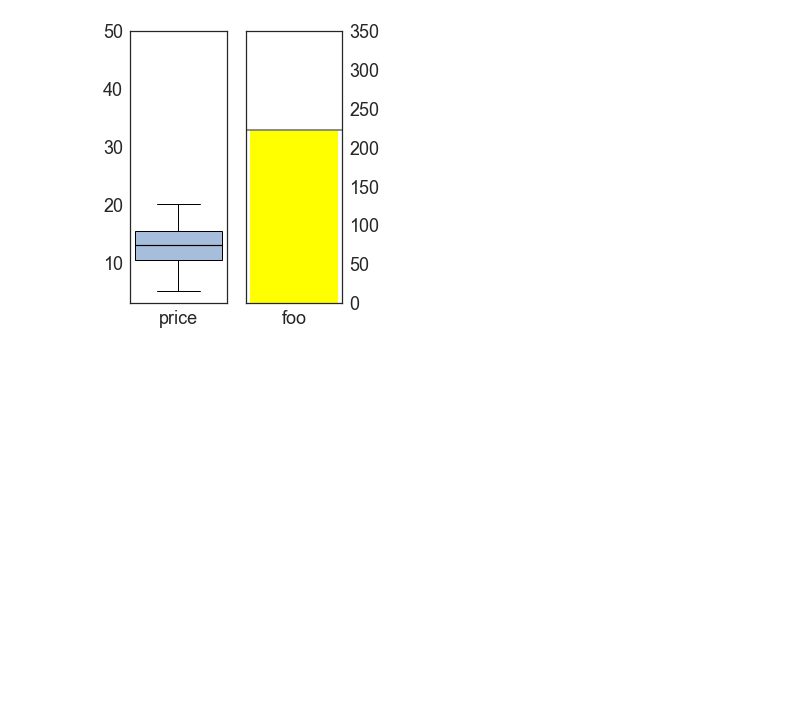
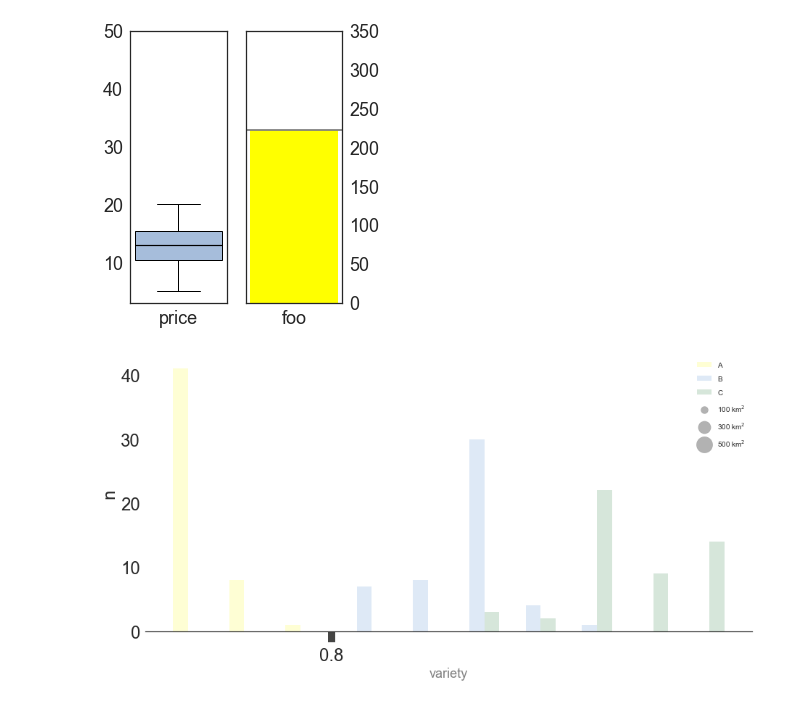
Before and after one commit to darrenzeng2012/animl, a Jupyter notebook: play.ipynb, the cells around one changed output. Saved outputs shown, nothing was run; the diff lists cells and outputs as text; code cells hidden in the pictures; blank space fills up the shorter version.

Commit message:
working on histos for classifier.

```diff
--- a/play.ipynb
+++ b/play.ipynb
@@ -144,0 +143,80 @@ plt.show()
+# %%
+from animl.trees import *
+
+precision = 1
+GREY = '#444443'
+
+iris = load_iris()
+data = pd.DataFrame(iris.data)
+data.columns = iris.feature_names
+
+clf = tree.DecisionTreeClassifier(max_depth=2, random_state=666)
+clf = clf.fit(data, iris.target)
+
+YELLOW = "#fefecd" # "#fbfbd0" # "#FBFEB0"
+BLUE = "#D9E6F5"
+GREEN = "#cfe2d4"
+DARKBLUE = '#313695'
+DARKGREEN = '#006400'
+LIGHTORANGE = '#fee090'
+LIGHTBLUE = '#a6bddb'
+GREY = '#444443'
+dark_colors = [DARKBLUE, DARKGREEN, '#a50026', '#fdae61', '#c51b7d', '#fee090']
+mycolors = [YELLOW,BLUE,GREEN]
+
+class_names=["setosa", "versicolor", "virginica"]
+shadow_tree = ShadowDecTree(clf, data,
+                            feature_names=iris.feature_names,
+                            class_names=class_names)
+
+node = shadow_tree.root
+
+fig, ax = plt.subplots(1, 1, figsize=(15,7))
+ax.set_xlabel(f"variety", fontsize=18, fontname="Arial",
+              color='grey')
+ax.spines['top'].set_visible(False)
+ax.spines['right'].set_visible(False)
+ax.spines['left'].set_visible(False)
+
+n_classes = 3
+class_names = ['A','B','C']
+
+X = iris.data
+y = iris.target
+X = X[:,node.feature()]
+X, y = X[node.samples()], y[node.samples()]
+
+X_hist = [X[y==cl] for cl in range(n_classes)]
+X_hist
+
+binwidth = 30
+hist,bins,barcontainers = ax.hist(X_hist,
+              color=mycolors,
+               #bins=np.arange(min(X), max(X) + binwidth , binwidth),
+               label=class_names,
+               linewidth=3,
+              alpha=.85)
+#ax.legend(prop={'size': 18})
+
+for area in [100, 300, 500]:
+    plt.scatter([], [], c='k', alpha=0.3, s=area,
+                label=str(area) + ' km$^2$')
+plt.legend(scatterpoints=1, labelspacing=1)
+
+for patch in barrects:
+    for rect in patch.patches:
+#         rect.linestyle='solid'
+        rect.set_linewidth(1.2)
+        rect.set_edgecolor(GREY)
+
+#    print(patch)
+#    patch.set(facecolor='#a6bddb')
+
+ax.set_xticks([round(node.split(),precision)])
+ax.set_ylabel("n", fontsize=24)
+ax.tick_params(axis='x', direction='out', length=15, width=10, color=GREY,
+               labelsize=24)
+ax.tick_params(axis='y', color=GREY, labelsize=24)
+plt.show()
+# %% [output]
+[figure, added]
```
Also changed, not shown: parts of 2 cells of this notebook, 2 other files.
